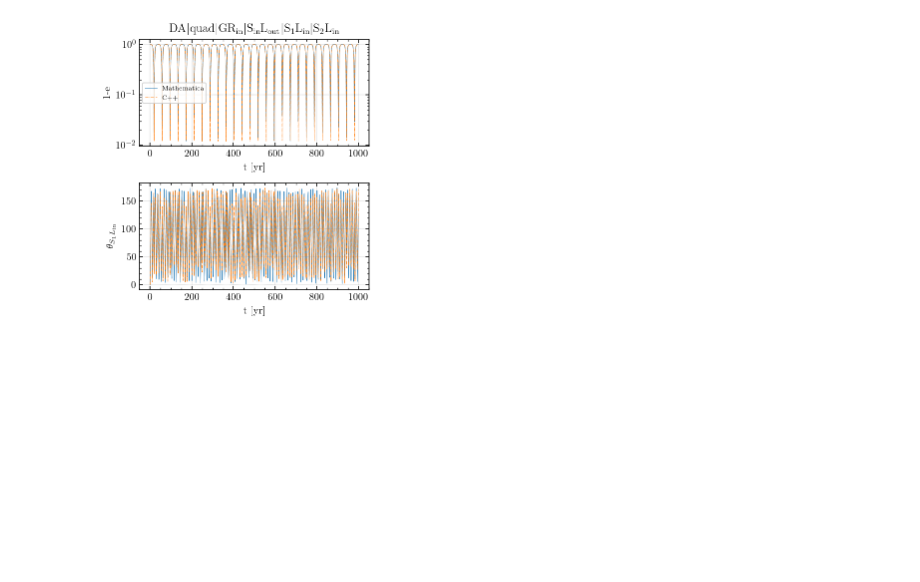
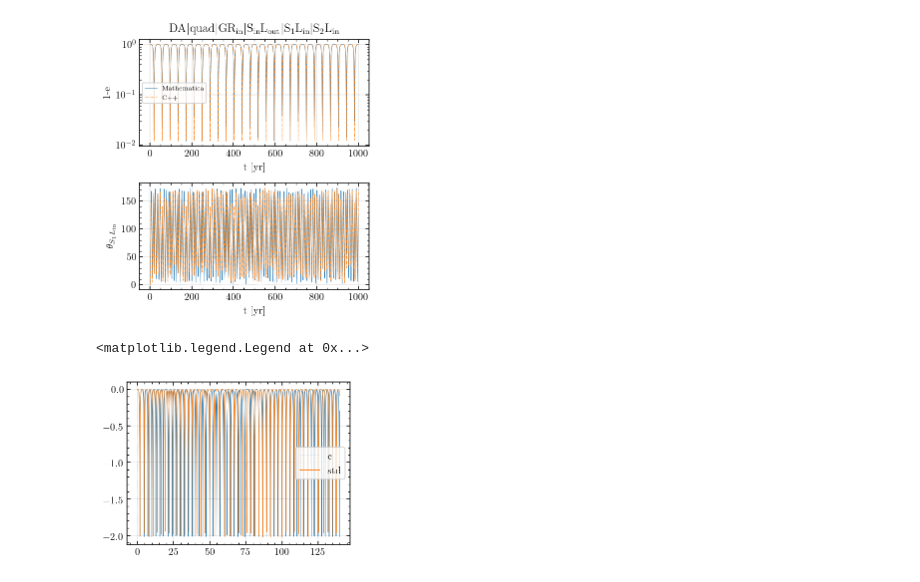
Before and after one commit to YihanWangAstro/Secular, a Jupyter notebook: draw_compare.ipynb, the cells around one changed output. Saved outputs shown, nothing was run; the diff lists cells and outputs as text; code cells hidden in the pictures; blank space fills up the shorter version.

```diff
--- a/draw_compare.ipynb
+++ b/draw_compare.ipynb
@@ -150,3 +150,26 @@ for i in seq:
 [figure]
 [figure]
 [figure]
+# %%
+def load(fname):
+    data = np.loadtxt(fname)
+    t = data[:,0]
+    e1x = data[:,4]
+    e1y = data[:,5]
+    e1z = data[:,6]
+    e1 = np.sqrt(e1x**2 + e1y**2 + e1z**2)
+
+    return t, e1
+
+std = np.loadtxt('std.txt')
+std_t = std[:,0]
+std_e = std[:,1]
+
+t, e = load('output_1.txt')
+
+plt.plot(t, np.log10(1-e),lw=0.5,label='c')
+plt.plot(std_t, np.log10(1-std_e),lw=0.5,label='std')
+plt.legend()
+# %% [output]
+<matplotlib.legend.Legend at 0x...>
+[figure, added]
```
Also changed, not shown: 9 other files.
